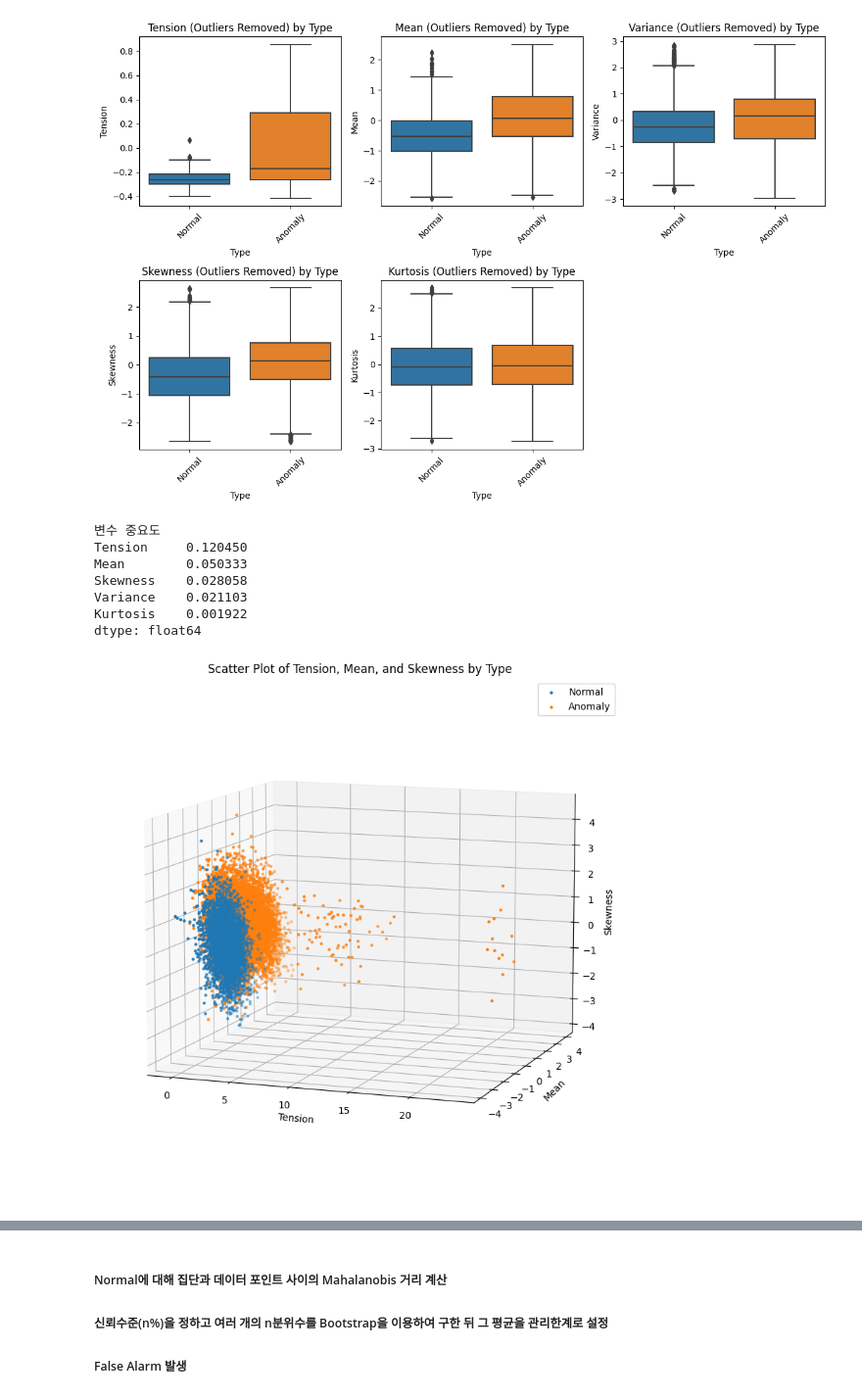
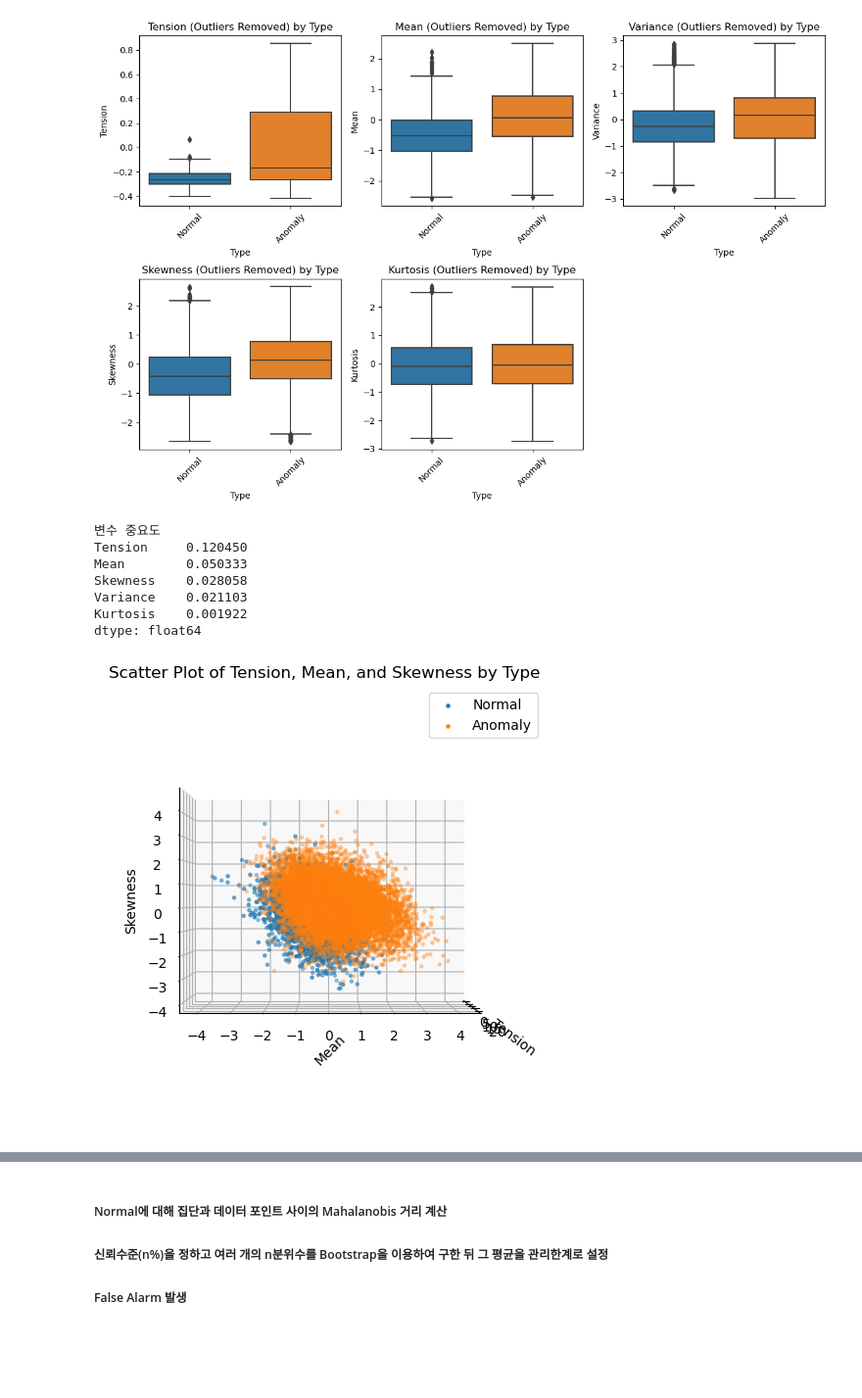
Before and after one commit to changyeon99/CapstoneDesign2, a Jupyter notebook: Oct_6th.ipynb, the cells around one changed output, grey strips where cells are left out. Shown at 98% size. Drawn from its saved outputs; the diff is of its cells as text; code cells hidden in the pictures; blank space fills up the shorter version.

```diff
--- a/Oct_6th.ipynb
+++ b/Oct_6th.ipynb
@@ -299,39 +299,39 @@ importance_scores = importance_scores.sort_values(ascending=False)
 print('변수 중요도')
 print(importance_scores)
 
-fig = plt.figure(figsize=(12, 8))
+fig = plt.figure(figsize=(10, 5))
 
 ax = fig.add_subplot(111, projection='3d')
 tension = tb_data['Tension']
 mean = tb_data['Mean']
 skewness = tb_data['Skewness']
 confusion_matrix = tb_data['Confusion Matrix']
 
 for t in tb_data['Confusion Matrix'].unique().tolist():
     mask = confusion_matrix == t
     ax.scatter(tension[mask], mean[mask], skewness[mask], label = t, marker = '.')
 
 ax.set_xlabel('Tension', rotation=45)
 ax.set_ylabel('Mean', rotation=45)
 ax.set_zlabel('Skewness', rotation=45)
 
-azimuth_angle = -70
-elevation_angle = 10
+azimuth_angle = -0
+elevation_angle = 0
 ax.view_init(elev=elevation_angle, azim=azimuth_angle)
 
 ax.legend()
 plt.title('Scatter Plot of Tension, Mean, and Skewness by Type')
 plt.tight_layout()
 plt.show()
 # %% [output]
 변수 중요도
 Tension     0.120450
 Mean        0.050333
 Skewness    0.028058
 Variance    0.021103
 Kurtosis    0.001922
 dtype: float64
-[figure, old version]
+[figure, new version]
 # %%
 fig = plt.figure(figsize=(12, 8))
 ax = fig.add_subplot(111, projection = '3d')
```
Also changed, not shown: parts of 29 cells of this notebook.
